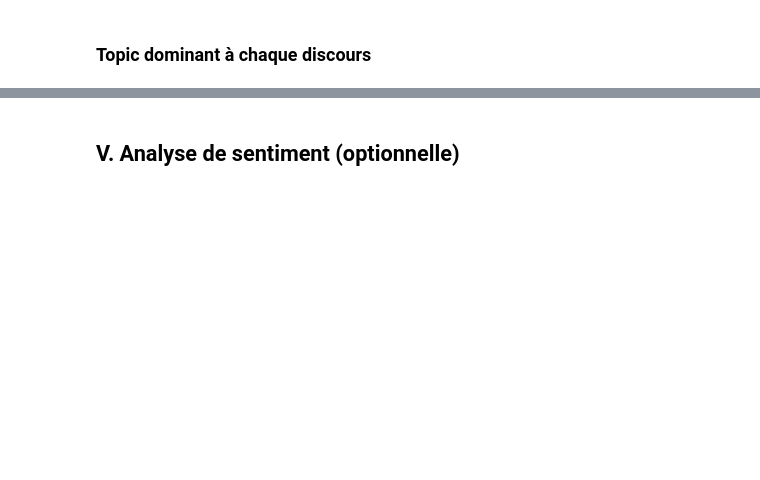
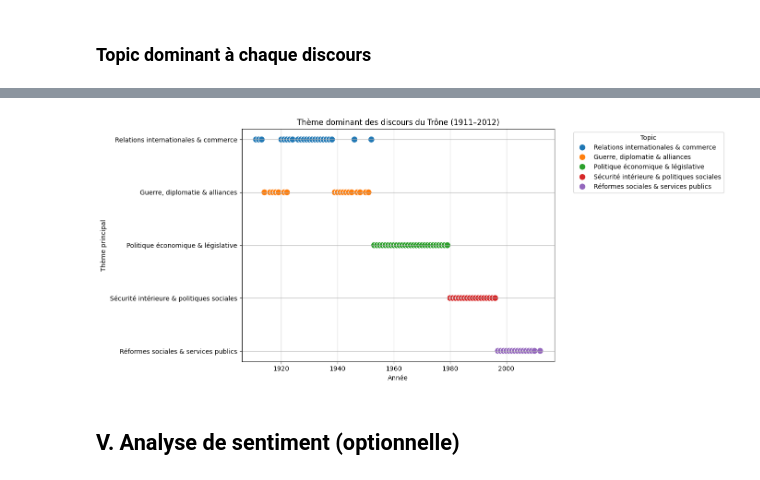
Before and after one commit to isabel6198/nlp_speech_throne, a Jupyter notebook: notebook/01_speech_throne.ipynb, the cells around one changed output, grey strips where cells are left out. Saved outputs shown, nothing was run; the diff lists cells and outputs as text; code cells hidden in the pictures; blank space fills up the shorter version.

```diff
--- a/notebook/01_speech_throne.ipynb
+++ b/notebook/01_speech_throne.ipynb
@@ -607,2 +604,35 @@ df
+# %%
+# on cree un label pour mieux comprendre 'Topic_Label'
+topic_labels = {
+    0: "Politique économique & législative",
+    1: "Guerre, diplomatie & alliances",
+    2: "Réformes sociales & services publics",
+    3: "Relations internationales & commerce",
+    4: "Sécurité intérieure & politiques sociales"
+
+}
+
+
+df['Topic_Label'] = df['Topic'].map(topic_labels)
+
+# graphique
+plt.figure(figsize=(14, 6))
+sns.scatterplot(
+    x='Year',
+    y='Topic_Label',
+    hue='Topic_Label',
+    palette='tab10',
+    data=df,
+    s=100
+)
+plt.title("Thème dominant des discours du Trône (1911–2012)")
+plt.xlabel("Année")
+plt.ylabel("Thème principal")
+plt.legend(title='Topic', bbox_to_anchor=(1.05, 1), loc='upper left')
+plt.grid(True)
+plt.tight_layout()
+plt.show()
+# %% [output]
+[figure, added]
 # %% [markdown]
 ## V. Analyse de sentiment (optionnelle)
```
Also changed, not shown: parts of 22 cells of this notebook.
